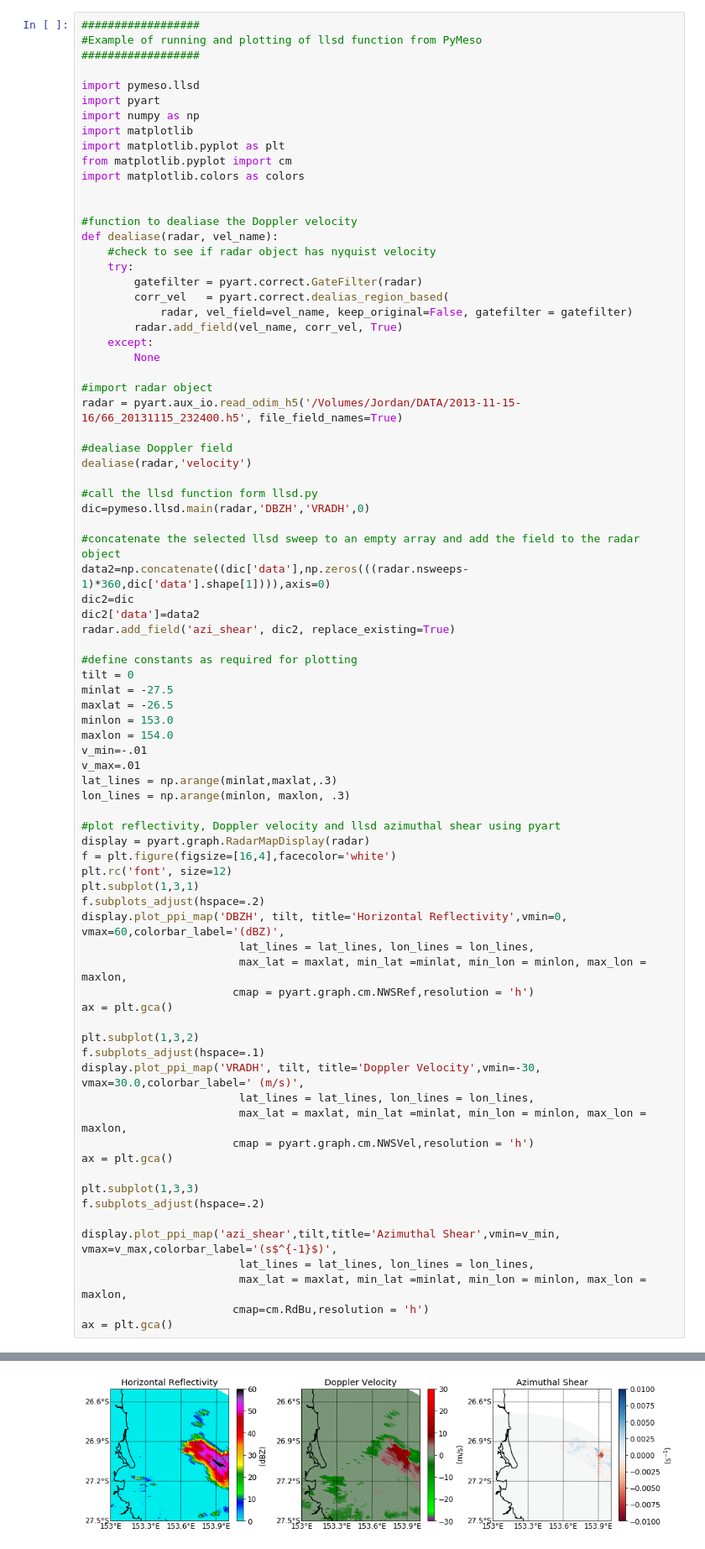
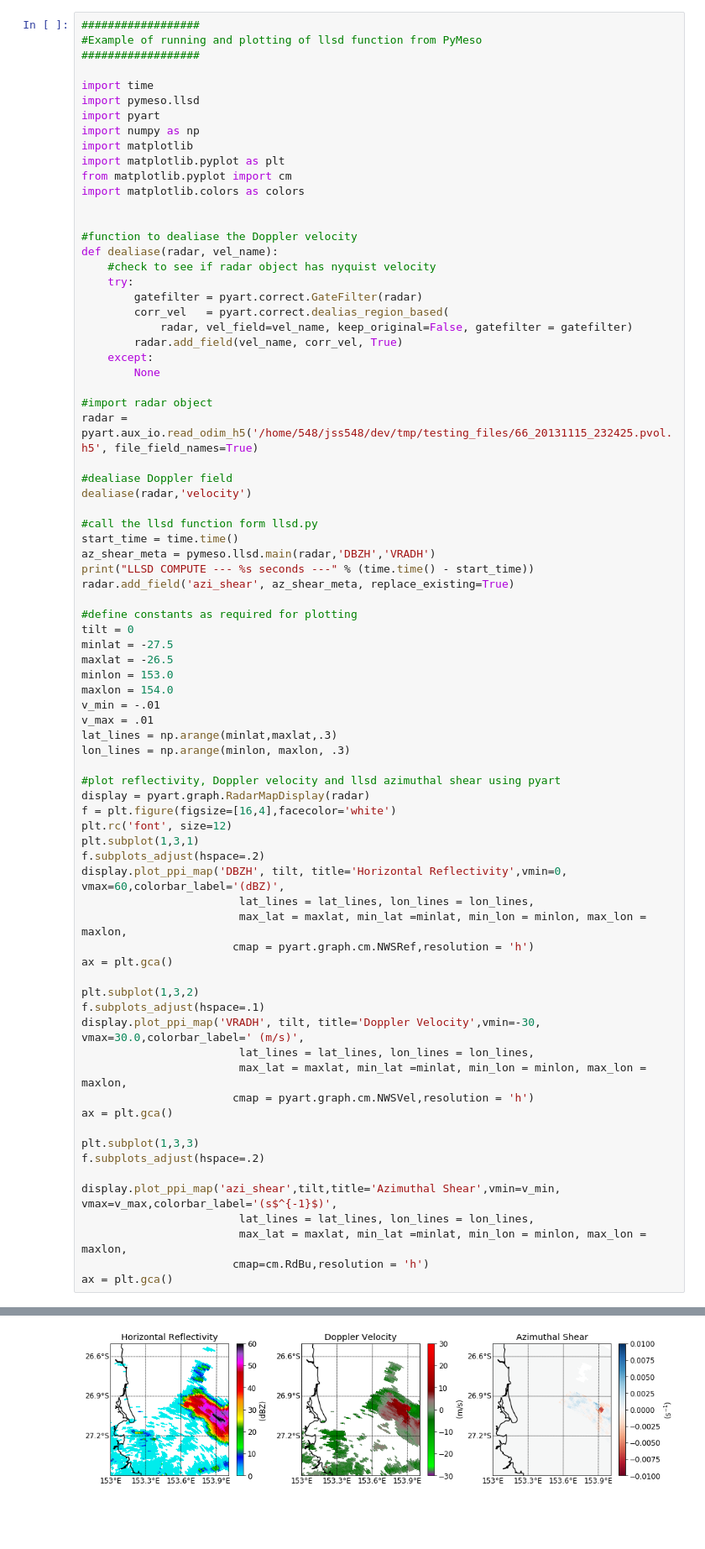
Before and after one commit to jordanbrook/PyMeso, a Jupyter notebook: notebook/PyMesoNotebook.ipynb, the cells around one changed output, grey strips where cells are left out. Shown at 84% size. Saved outputs shown, nothing was run; the diff lists cells and outputs as text; blank space fills up the shorter version.

Commit message:
notebook update for new llsd colume retrieval

```diff
--- a/notebook/PyMesoNotebook.ipynb
+++ b/notebook/PyMesoNotebook.ipynb
@@ -36,6 +36,7 @@ ax1.plot(0,0,'ko')
 #Example of running and plotting of llsd function from PyMeso
 ##################
 
+import time
 import pymeso.llsd
 import pyart
 import numpy as np
@@ -57,19 +58,16 @@ def dealiase(radar, vel_name):
         None
 
 #import radar object
-radar = pyart.aux_io.read_odim_h5('/Volumes/Jordan/DATA/2013-11-15-16/66_20131115_232400.h5', file_field_names=True)
+radar = pyart.aux_io.read_odim_h5('/home/548/jss548/dev/tmp/testing_files/66_20131115_232425.pvol.h5', file_field_names=True)
 
 #dealiase Doppler field
 dealiase(radar,'velocity')
 
 #call the llsd function form llsd.py
-dic=pymeso.llsd.main(radar,'DBZH','VRADH',0)
-
-#concatenate the selected llsd sweep to an empty array and add the field to the radar object
-data2=np.concatenate((dic['data'],np.zeros(((radar.nsweeps-1)*360,dic['data'].shape[1]))),axis=0)
-dic2=dic
-dic2['data']=data2
-radar.add_field('azi_shear', dic2, replace_existing=True)
+start_time = time.time()
+az_shear_meta = pymeso.llsd.main(radar,'DBZH','VRADH')
+print("LLSD COMPUTE --- %s seconds ---" % (time.time() - start_time))
+radar.add_field('azi_shear', az_shear_meta, replace_existing=True)
 
 #define constants as required for plotting
 tilt = 0
@@ -77,8 +75,8 @@ minlat = -27.5
 maxlat = -26.5
 minlon = 153.0
 maxlon = 154.0
-v_min=-.01
-v_max=.01
+v_min = -.01
+v_max = .01
 lat_lines = np.arange(minlat,maxlat,.3)
 lon_lines = np.arange(minlon, maxlon, .3)
 
@@ -114 +113 @@ ax = plt.gca()
-[figure, old version]
+[figure, new version]
```
Also changed, not shown: parts of 1 cell of this notebook.
